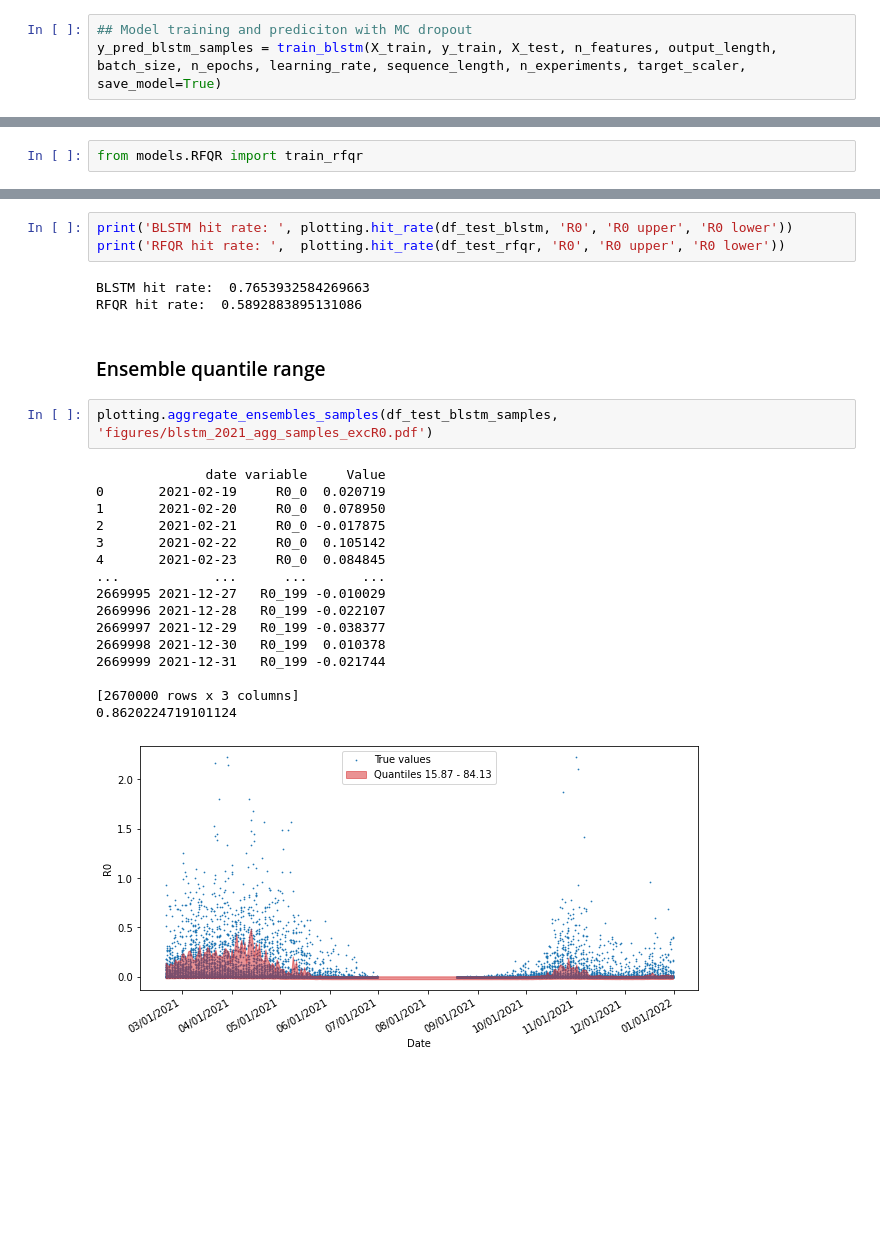
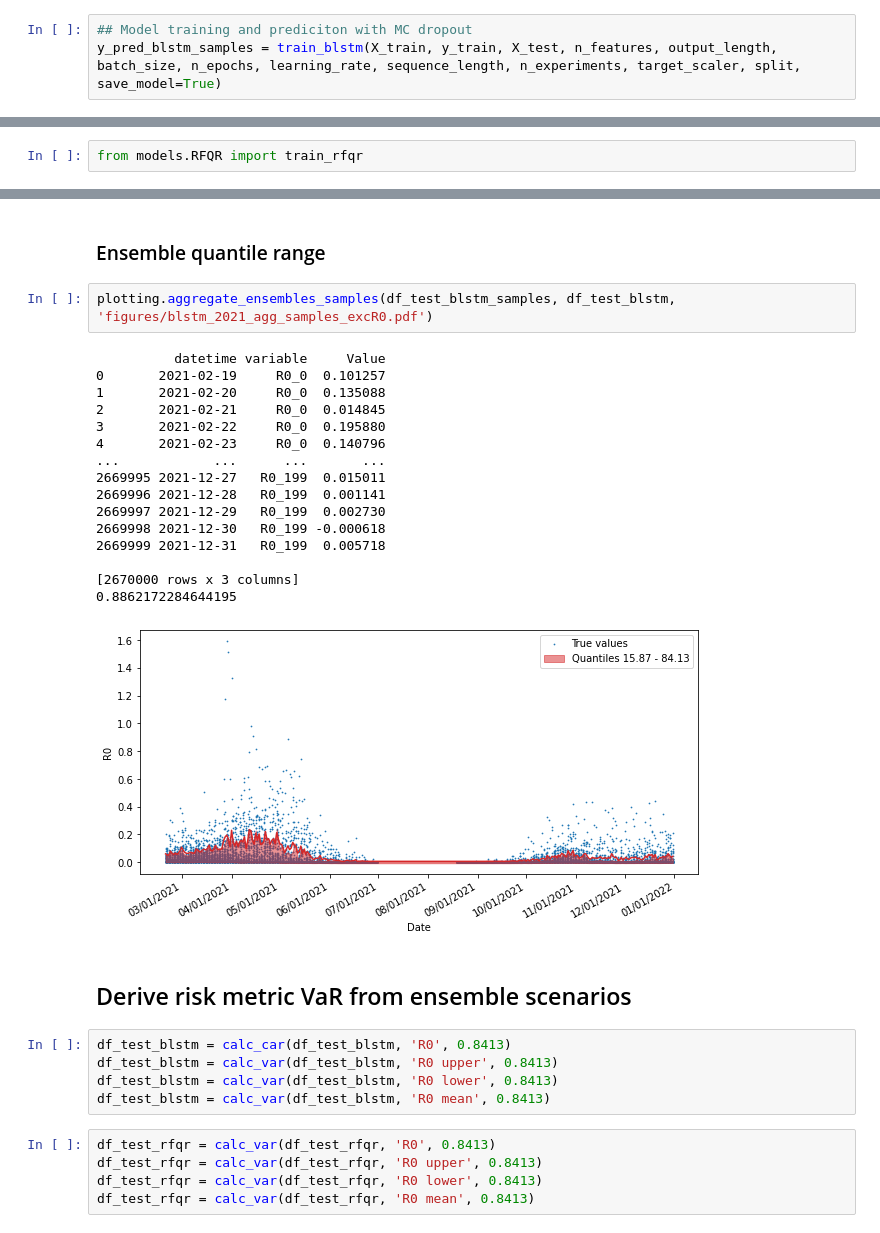
Before and after one commit to IBM/UQ-climate-impact-benchmarking, a Jupyter notebook: ensemble_modeling.ipynb, the cells around one changed output, grey strips where cells are left out. Saved outputs shown, nothing was run; the diff lists cells and outputs as text; blank space fills up the shorter version.

```diff
--- a/ensemble_modeling.ipynb
+++ b/ensemble_modeling.ipynb
@@ -128,5 +133,5 @@ n_experiments = 200
 load_model = None #'BLSTM_train2017-2020_predict2021_e200_t0-01_seq50_feat5_bs4096.pth'
 # %%
 ## Model training and prediciton with MC dropout
-y_pred_blstm_samples = train_blstm(X_train, y_train, X_test, n_features, output_length, batch_size, n_epochs, learning_rate, sequence_length, n_experiments, target_scaler, save_model=True)
+y_pred_blstm_samples = train_blstm(X_train, y_train, X_test, n_features, output_length, batch_size, n_epochs, learning_rate, sequence_length, n_experiments, target_scaler, split, save_model=True)
 # %% [output]
@@ -230,27 +341,33 @@ plotting.plot_true_in_interval(df_test_rfqr, 'R0', 'figures/rfqr_2017-2021_inter
-# %%
-print('BLSTM hit rate: ', plotting.hit_rate(df_test_blstm, 'R0', 'R0 upper', 'R0 lower'))
-print('RFQR hit rate: ',  plotting.hit_rate(df_test_rfqr, 'R0', 'R0 upper', 'R0 lower'))
-# %% [output]
-BLSTM hit rate:  0.7653932584269663
-RFQR hit rate:  0.5892883895131086
 # %% [markdown]
 ### Ensemble quantile range
 # %%
-plotting.aggregate_ensembles_samples(df_test_blstm_samples, 'figures/blstm_2021_agg_samples_excR0.pdf')
+plotting.aggregate_ensembles_samples(df_test_blstm_samples, df_test_blstm, 'figures/blstm_2021_agg_samples_excR0.pdf')
 # %% [output]
-              date variable     Value
-0       2021-02-19     R0_0  0.020719
-1       2021-02-20     R0_0  0.078950
-2       2021-02-21     R0_0 -0.017875
-3       2021-02-22     R0_0  0.105142
-4       2021-02-23     R0_0  0.084845
+          datetime variable     Value
+0       2021-02-19     R0_0  0.101257
+1       2021-02-20     R0_0  0.135088
+2       2021-02-21     R0_0  0.014845
+3       2021-02-22     R0_0  0.195880
+4       2021-02-23     R0_0  0.140796
 ...            ...      ...       ...
-2669995 2021-12-27   R0_199 -0.010029
-2669996 2021-12-28   R0_199 -0.022107
-2669997 2021-12-29   R0_199 -0.038377
-2669998 2021-12-30   R0_199  0.010378
-2669999 2021-12-31   R0_199 -0.021744
+2669995 2021-12-27   R0_199  0.015011
+2669996 2021-12-28   R0_199  0.001141
+2669997 2021-12-29   R0_199  0.002730
+2669998 2021-12-30   R0_199 -0.000618
+2669999 2021-12-31   R0_199  0.005718
 
 [2670000 rows x 3 columns]
-0.8620224719101124
+0.8862172284644195
-[figure, old version]
+[figure, new version]
+# %% [markdown]
+## Derive risk metric VaR from ensemble scenarios
+# %%
+df_test_blstm = calc_car(df_test_blstm, 'R0', 0.8413)
+df_test_blstm = calc_var(df_test_blstm, 'R0 upper', 0.8413)
+df_test_blstm = calc_var(df_test_blstm, 'R0 lower', 0.8413)
+df_test_blstm = calc_var(df_test_blstm, 'R0 mean', 0.8413)
+# %%
+df_test_rfqr = calc_var(df_test_rfqr, 'R0', 0.8413)
+df_test_rfqr = calc_var(df_test_rfqr, 'R0 upper', 0.8413)
+df_test_rfqr = calc_var(df_test_rfqr, 'R0 lower', 0.8413)
+df_test_rfqr = calc_var(df_test_rfqr, 'R0 mean', 0.8413)
```
Also changed, not shown: parts of 24 cells of this notebook, 4 other files.
